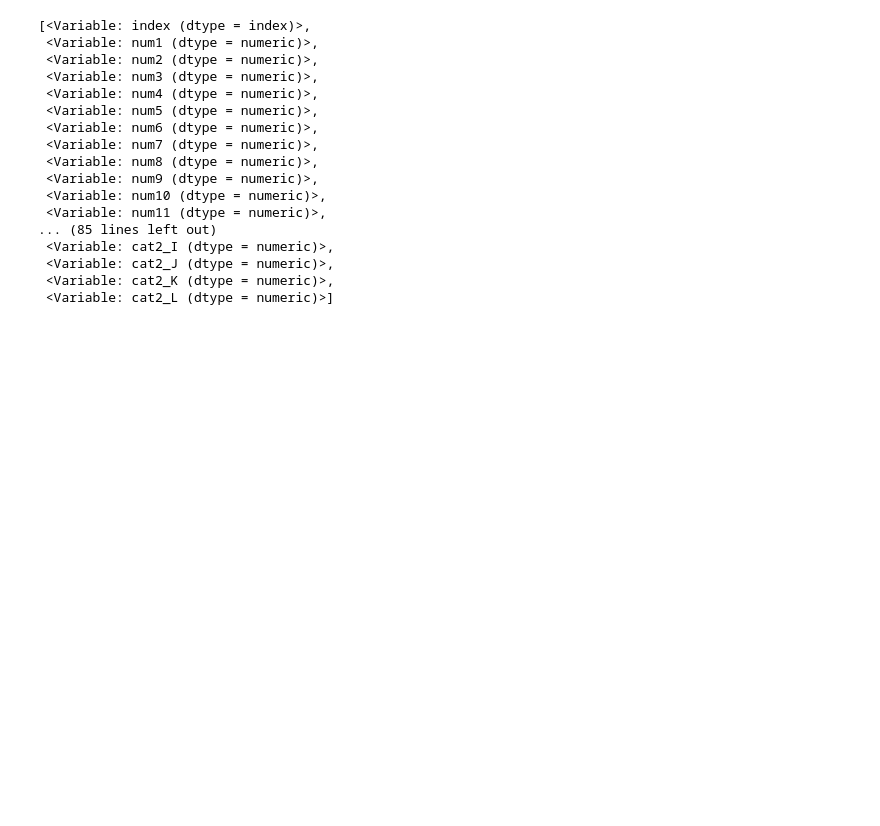
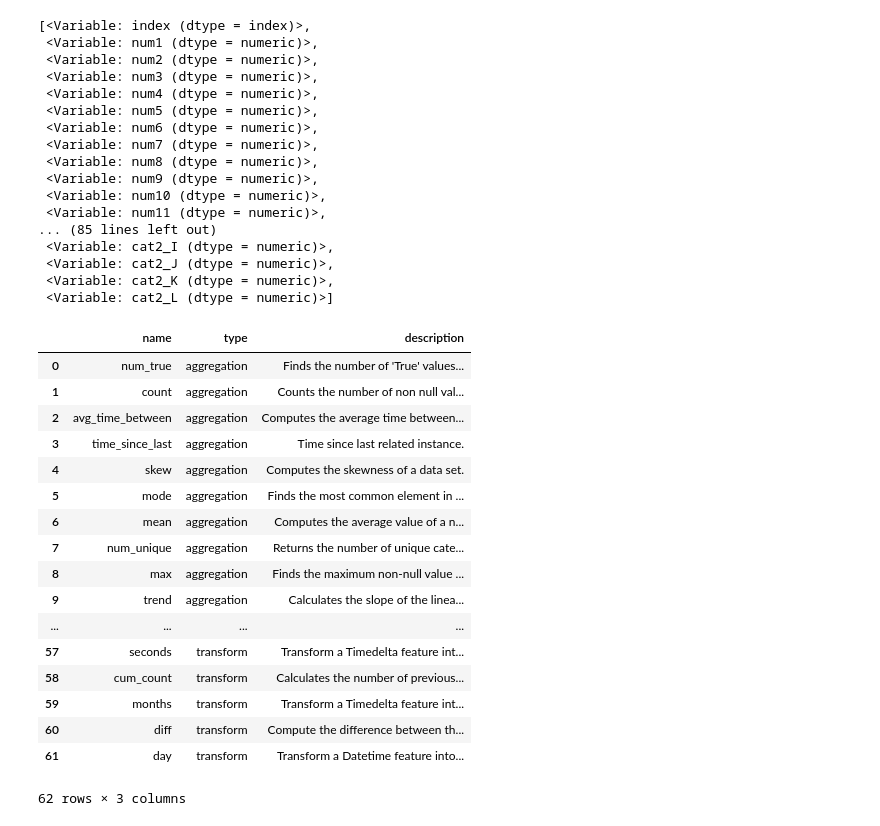
Before and after one commit to john-coletta/fall3orange3, a Jupyter notebook: machine-learning.ipynb, the cells around one changed output. Cells and saved outputs as stored; diff of their text form; code cells hidden in the pictures; blank space fills up the shorter version.

```diff
--- a/machine-learning.ipynb
+++ b/machine-learning.ipynb
@@ -245,6 +251,27 @@ es['data'].variables
  <Variable: cat2_J (dtype = numeric)>,
  <Variable: cat2_K (dtype = numeric)>,
  <Variable: cat2_L (dtype = numeric)>]
+# %%
+ft.list_primitives()
+# %% [output]
+|  | name | type | description |
+| 0 | num_true | aggregation | Finds the number of 'True' values... |
+| 1 | count | aggregation | Counts the number of non null val... |
+| 2 | avg_time_between | aggregation | Computes the average time between... |
+| 3 | time_since_last | aggregation | Time since last related instance. |
+| 4 | skew | aggregation | Computes the skewness of a data set. |
+| 5 | mode | aggregation | Finds the most common element in ... |
+| 6 | mean | aggregation | Computes the average value of a n... |
+| 7 | num_unique | aggregation | Returns the number of unique cate... |
+| 8 | max | aggregation | Finds the maximum non-null value ... |
+| 9 | trend | aggregation | Calculates the slope of the linea... |
+| ... | ... | ... | ... |
+| 57 | seconds | transform | Transform a Timedelta feature int... |
+| 58 | cum_count | transform | Calculates the number of previous... |
+| 59 | months | transform | Transform a Timedelta feature int... |
+| 60 | diff | transform | Compute the difference between th... |
+| 61 | day | transform | Transform a Datetime feature into... |
+62 rows × 3 columns
 # %%
 feature_matrix, feature_defs = ft.dfs(entityset=es,
                                      target_entity='data',
```
Also changed, not shown: parts of 7 cells of this notebook.
